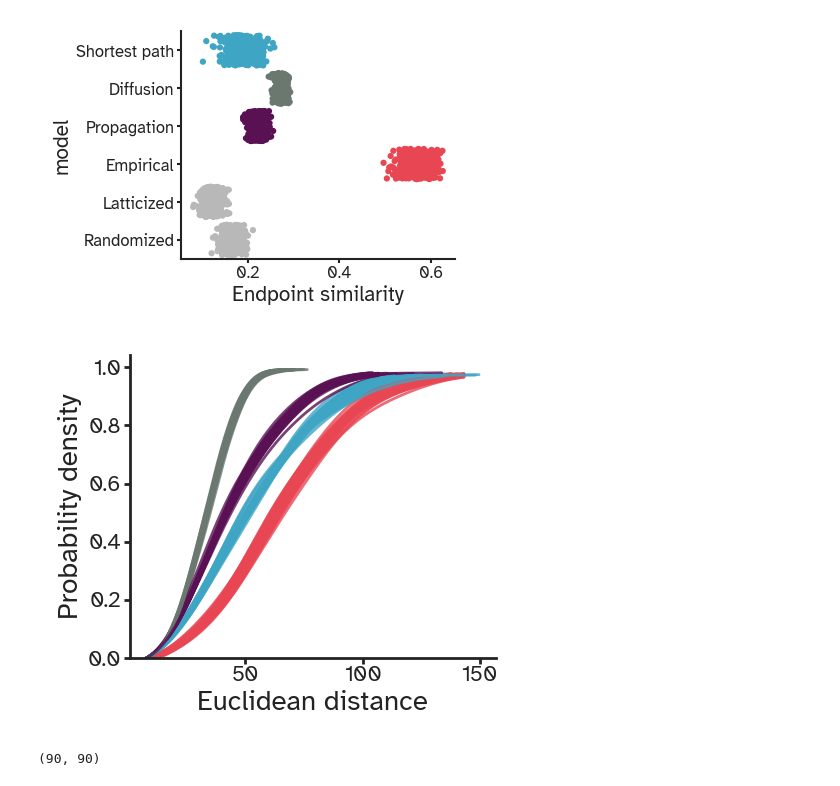
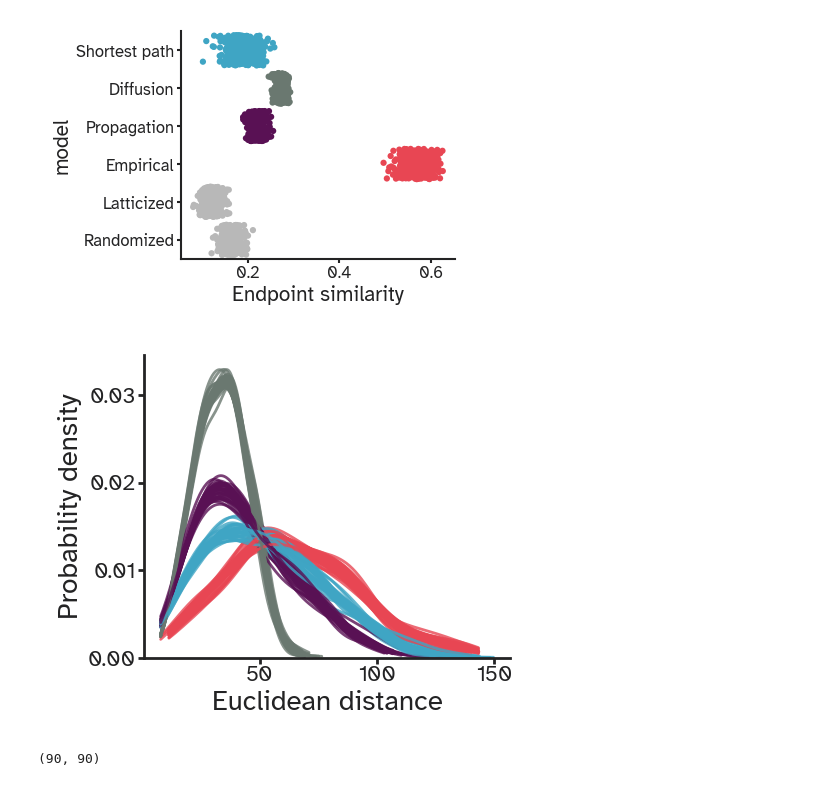
Before and after one commit to kuffmode/Optimal_networks, a Jupyter notebook: generative_aal.ipynb, the cells around one changed output. Drawn from its saved outputs; the diff is of its cells as text; code cells hidden in the pictures.

```diff
--- a/generative_aal.ipynb
+++ b/generative_aal.ipynb
@@ -292,20 +297,20 @@ plt.savefig("figures/HCP/generated_adjmats.pdf",dpi=600,bbox_inches='tight');
 # %% [output]
 [figure]
 # %%
-# empirical_similarity = np.zeros((hcp_ya.shape[0],hcp_ya.shape[-1]))
-# simulated_similarity = np.zeros((hcp_ya.shape[0],hcp_ya.shape[-1]))
-# network_distance = np.zeros_like((hcp_ya),dtype=float)
-# for subject in range(hcp_ya.shape[-1]):
-#     empirical_similarity[:,subject] = ut.calculate_endpoint_similarity(hcp_ya[:,:,subject],
-#                                                                        empirical_consensus)
-#     simulated_similarity[:,subject] = ut.calculate_endpoint_similarity(simulated_networks[:,:,-1,subject],
-#                                                                        empirical_consensus)
-#     network_distance[:,:,subject] = hcp_ya[:,:,subject]-simulated_networks[:,:,-1,subject]
+empirical_similarity = np.zeros((hcp_ya.shape[0],hcp_ya.shape[-1]))
+simulated_similarity = np.zeros((hcp_ya.shape[0],hcp_ya.shape[-1]))
+network_distance = np.zeros_like((hcp_ya),dtype=float)
+for subject in range(hcp_ya.shape[-1]):
+    empirical_similarity[:,subject] = ut.calculate_endpoint_similarity(hcp_ya[:,:,subject],
+                                                                       empirical_consensus)
+    simulated_similarity[:,subject] = ut.calculate_endpoint_similarity(simulated_networks[:,:,-1,subject],
+                                                                       empirical_consensus)
+    network_distance[:,:,subject] = hcp_ya[:,:,subject]-simulated_networks[:,:,-1,subject]
 
-# empirical_similarity = pd.DataFrame(empirical_similarity.T,columns=labels)
-# simulated_similarity = pd.DataFrame(simulated_similarity.T,columns=labels)
-# averaged_network_distance = np.mean(network_distance,axis=-1)
-# averaged_network_distance = pd.DataFrame(averaged_network_distance,columns=labels)
+empirical_similarity = pd.DataFrame(empirical_similarity.T,columns=labels)
+simulated_similarity = pd.DataFrame(simulated_similarity.T,columns=labels)
+averaged_network_distance = np.mean(network_distance,axis=-1)
+averaged_network_distance = pd.DataFrame(averaged_network_distance,columns=labels)
 # %%
 # from netneurotools.modularity import consensus_modularity
 
@@ -699,40 +733,40 @@ sns.despine()
 [figure]
 # %%
 plt.figure(figsize=(viz.cm_to_inch((6,5))), dpi=200)
-cumu = True
+cumu = False
 
 for subject in range(n_samples):
     sns.kdeplot(euclidean_distances[hcp_ya[:,:,subject].astype(bool)],
                 lw=1,
                 alpha=0.8,
                 color=colors[3],
                 bw_adjust=1.5,cut=0,cumulative=cumu,label="Empirical")
     sns.kdeplot(euclidean_distances[rd_networks[:,:,subject].astype(bool)],
                 lw=1,
                 alpha=0.8,
                 bw_adjust=1.5,cut=0,
                 color=colors[1],
                 cumulative=cumu)
     sns.kdeplot(euclidean_distances[sp_networks[:,:,subject].astype(bool)],
                 lw=1,
                 alpha=0.8,
                 bw_adjust=1.5,cut=0,
                 color=colors[0],
                 cumulative=cumu)
     sns.kdeplot(euclidean_distances[pd_networks[:,:,subject].astype(bool)],
                 lw=1,
                 alpha=0.8,
                 bw_adjust=1.5,cut=0,
                 color=colors[2],
                 cumulative=cumu)
 
 #plt.legend(bbox_to_anchor=(1,1),frameon=False)
 plt.xlabel('Euclidean distance')
 plt.ylabel('Probability density')
 sns.despine()
 #plt.savefig("figures/HCP/kdeplot_373.pdf",dpi=600,bbox_inches='tight');
 # %% [output]
-[figure, old version]
+[figure, new version]
 # %%
 hcp_ya[:,:,subject].shape
 # %% [output]
```
Also changed, not shown: parts of 18 cells of this notebook, 4 other files.
